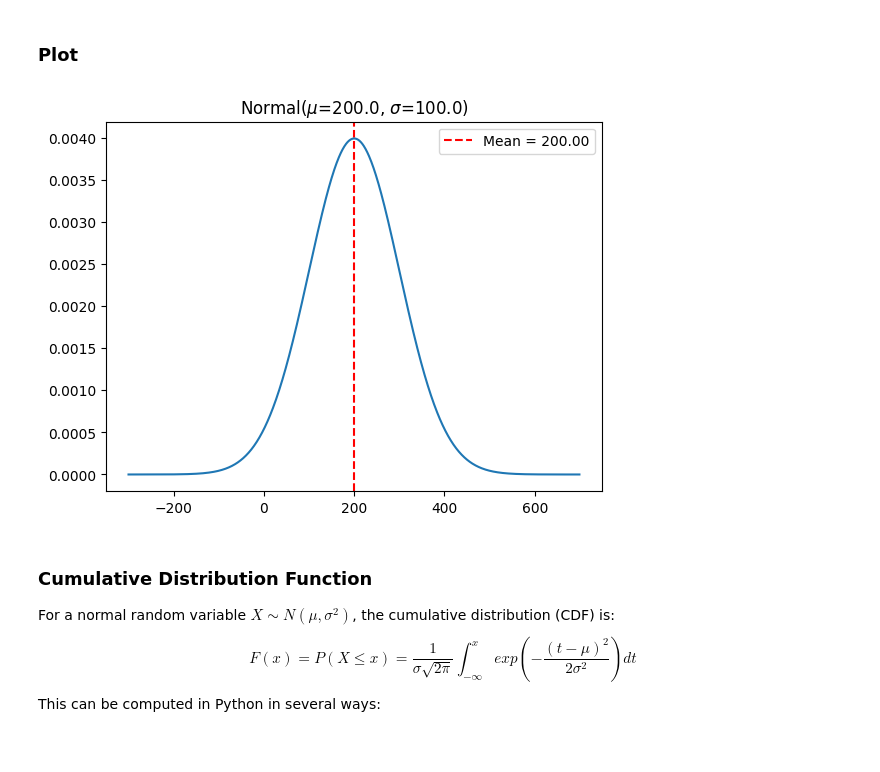
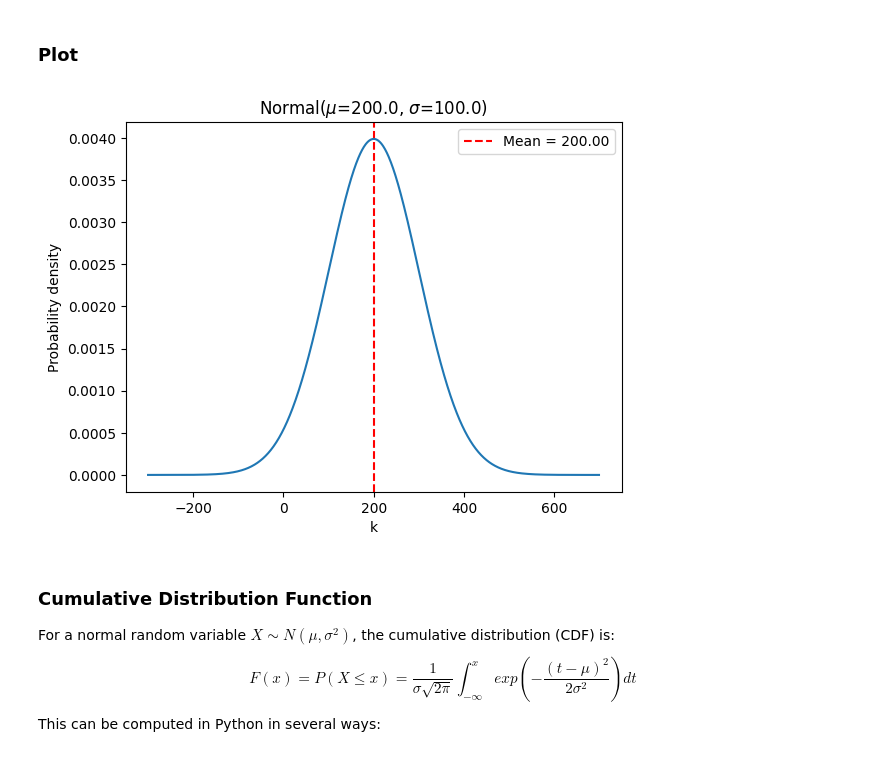
Before and after one commit to ZenSoftware/zen_jupyter, a Jupyter notebook: stats/normal_dist.ipynb, the cells around one changed output. Cells and saved outputs as stored; diff of their text form; code cells hidden in the pictures.

```diff
--- a/stats/normal_dist.ipynb
+++ b/stats/normal_dist.ipynb
@@ -33,21 +33,23 @@ $$
 # %%
 import scipy.stats as stats
 import matplotlib.pyplot as plt
 import numpy as np
 
 n, p = 400, 0.5
 mean = n*p
 std = n*p*(1-p)
 ks = np.arange(-300, n+300)
 ps = [stats.norm.pdf(k, loc=mean, scale=std) for k in ks]
 fig, ax = plt.subplots()
 ax.axvline(mean, color="r", linestyle="--", label=f"Mean = {mean:.2f}")
 ax.plot(ks, ps)
 ax.set_title(f"Normal($\\mu$={mean}, $\\sigma$={std})")
+ax.set_xlabel("k")
+ax.set_ylabel("Probability density")
 plt.legend()
 plt.show()
 # %% [output]
-[figure, old version]
+[figure, new version]
 # %% [markdown]
 ### Cumulative Distribution Function
 For a normal random variable $X \sim N(\mu, \sigma^2)$, the cumulative distribution (CDF) is:
```
Also changed, not shown: 5 other files.
